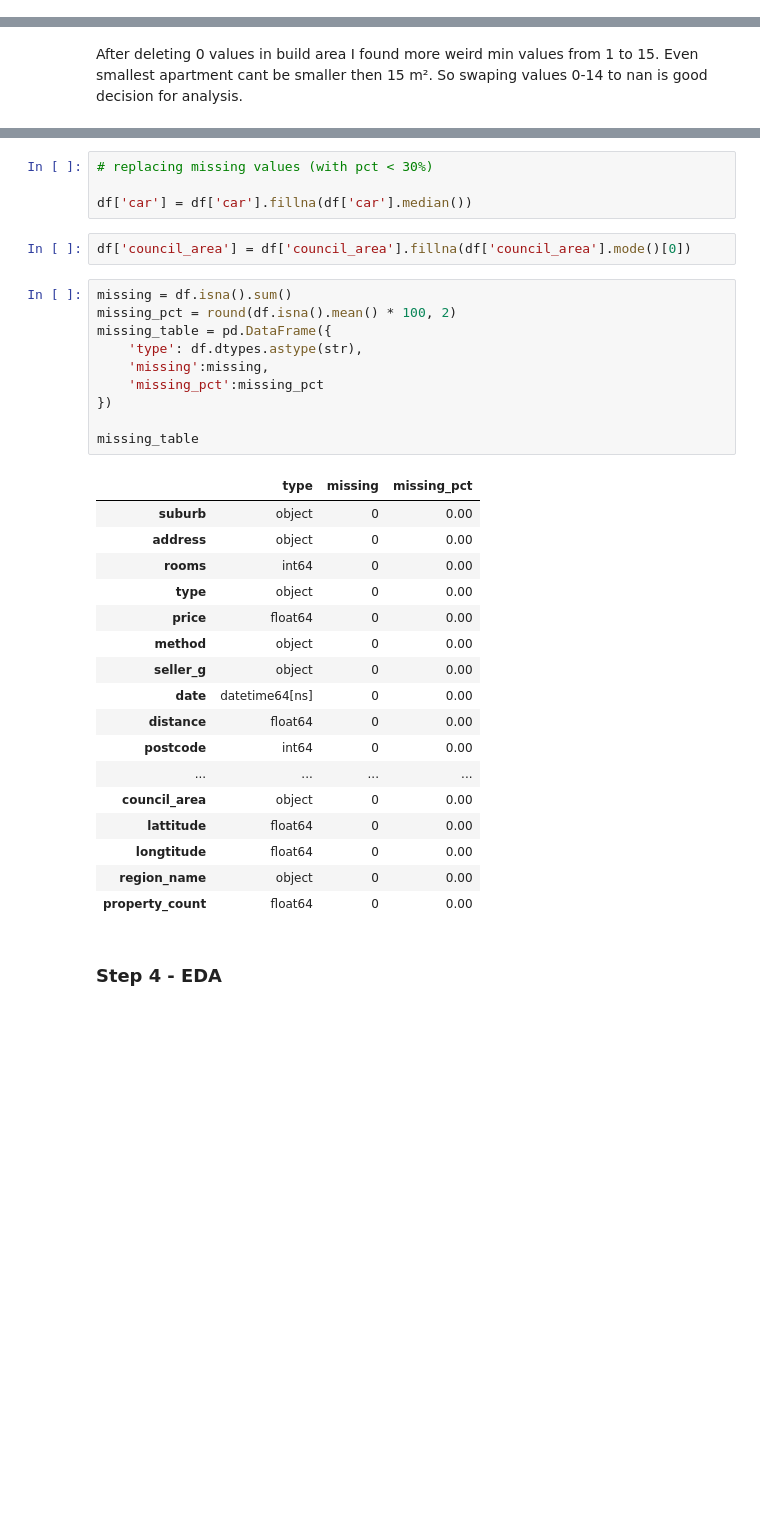
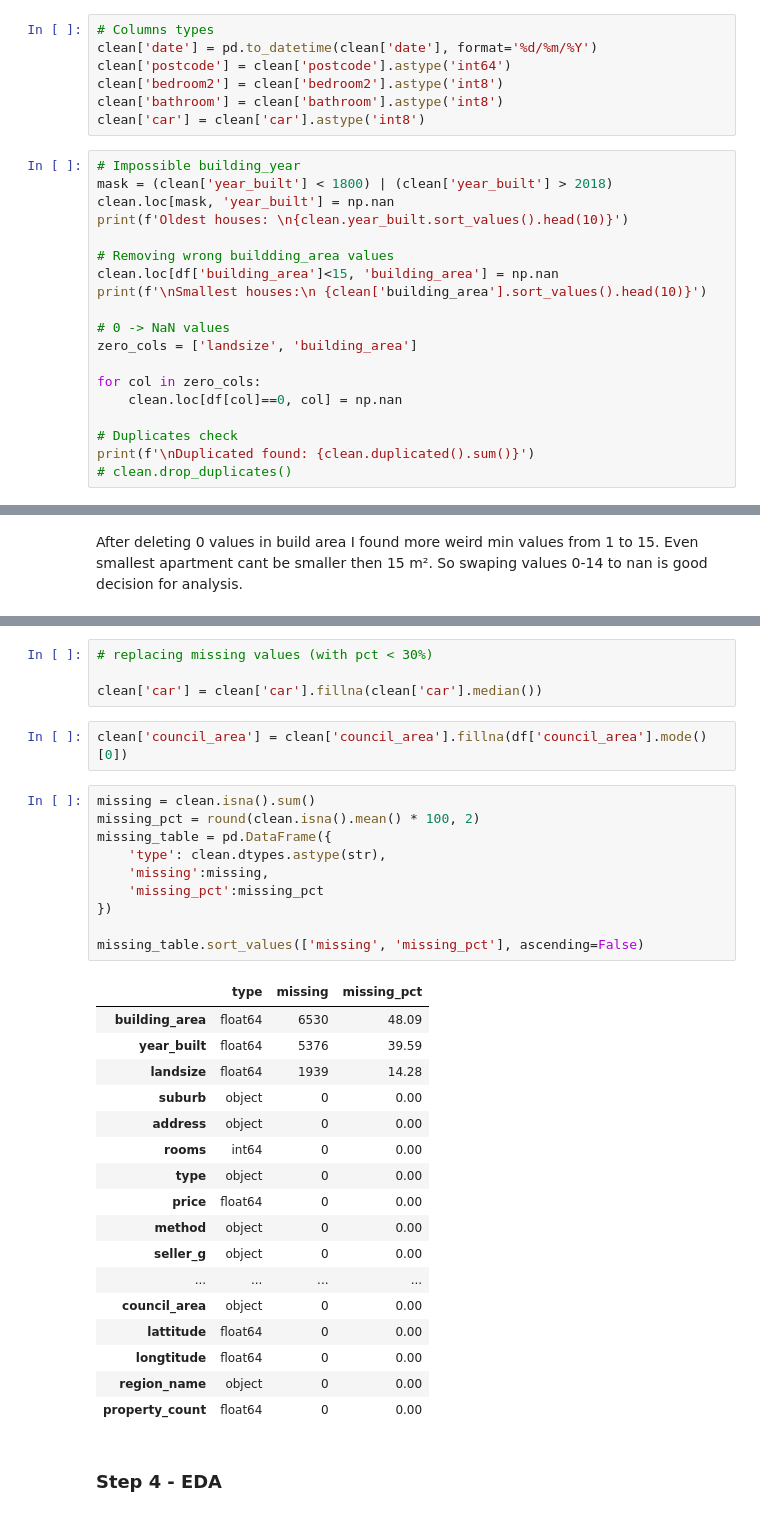
Before and after one commit to zzzer0-wav/Melbourne_Housing, a Jupyter notebook: notebooks/melbourne_housing.ipynb, the cells around one changed output, grey strips where cells are left out. Drawn from its saved outputs; the diff is of its cells as text; blank space fills up the shorter version.

Commit message:
cleaning

```diff
--- a/notebooks/melbourne_housing.ipynb
+++ b/notebooks/melbourne_housing.ipynb
@@ -274,0 +152,26 @@ df.loc[df['building_area']<15, 'building_area'] = np.nan
+# %%
+# Columns types
+clean['date'] = pd.to_datetime(clean['date'], format='%d/%m/%Y')
+clean['postcode'] = clean['postcode'].astype('int64')
+clean['bedroom2'] = clean['bedroom2'].astype('int8')
+clean['bathroom'] = clean['bathroom'].astype('int8')
+clean['car'] = clean['car'].astype('int8')
+# %%
+# Impossible building_year
+mask = (clean['year_built'] < 1800) | (clean['year_built'] > 2018)
+clean.loc[mask, 'year_built'] = np.nan
+print(f'Oldest houses: \n{clean.year_built.sort_values().head(10)}')
+
+# Removing wrong buildding_area values
+clean.loc[df['building_area']<15, 'building_area'] = np.nan
+print(f'\nSmallest houses:\n {clean['building_area'].sort_values().head(10)}')
+
+# 0 -> NaN values
+zero_cols = ['landsize', 'building_area']
+
+for col in zero_cols:
+    clean.loc[df[col]==0, col] = np.nan
+
+# Duplicates check
+print(f'\nDuplicated found: {clean.duplicated().sum()}')
+# clean.drop_duplicates()
@@ -285,21 +202,24 @@ print(df.duplicated().sum())
 # %%
 # replacing missing values (with pct < 30%)
 
-df['car'] = df['car'].fillna(df['car'].median())
+clean['car'] = clean['car'].fillna(clean['car'].median())
 # %%
-df['council_area'] = df['council_area'].fillna(df['council_area'].mode()[0])
+clean['council_area'] = clean['council_area'].fillna(df['council_area'].mode()[0])
 # %%
-missing = df.isna().sum()
-missing_pct = round(df.isna().mean() * 100, 2)
+missing = clean.isna().sum()
+missing_pct = round(clean.isna().mean() * 100, 2)
 missing_table = pd.DataFrame({
-    'type': df.dtypes.astype(str),
+    'type': clean.dtypes.astype(str),
     'missing':missing,
     'missing_pct':missing_pct
 })
 
-missing_table
+missing_table.sort_values(['missing', 'missing_pct'], ascending=False)
 # %% [output]
 |  | type | missing | missing_pct |
+| building_area | float64 | 6530 | 48.09 |
+| year_built | float64 | 5376 | 39.59 |
+| landsize | float64 | 1939 | 14.28 |
 | suburb | object | 0 | 0.00 |
 | address | object | 0 | 0.00 |
 | rooms | int64 | 0 | 0.00 |
@@ -307,9 +227,6 @@ missing_table
 | price | float64 | 0 | 0.00 |
 | method | object | 0 | 0.00 |
 | seller_g | object | 0 | 0.00 |
-| date | datetime64[ns] | 0 | 0.00 |
-| distance | float64 | 0 | 0.00 |
-| postcode | int64 | 0 | 0.00 |
 | ... | ... | ... | ... |
 | council_area | object | 0 | 0.00 |
 | lattitude | float64 | 0 | 0.00 |
```
Also changed, not shown: parts of 33 cells of this notebook.
